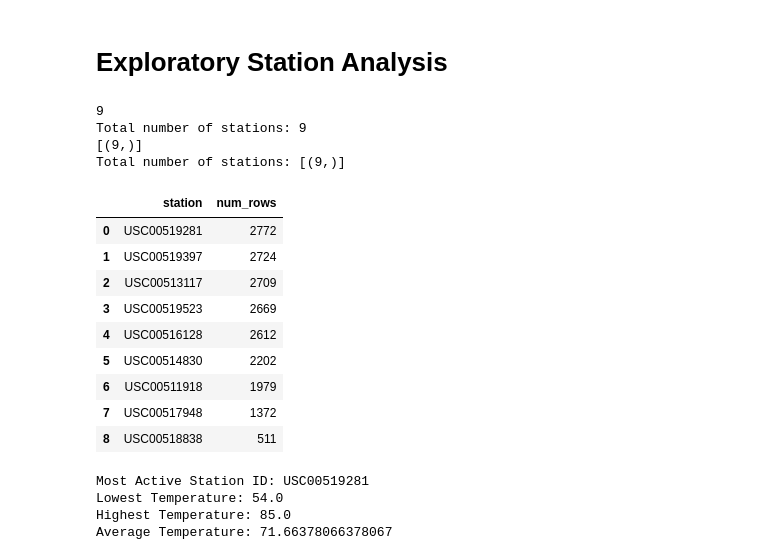
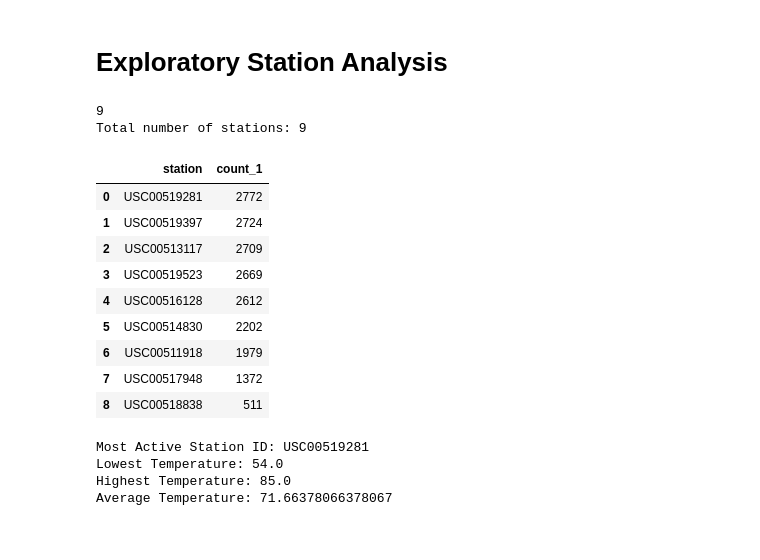
Before and after one commit to Isbelis/sqlalchemy-challenge, a Jupyter notebook: SurfsUp/climate_analysis.ipynb, the cells around one changed output. Saved outputs shown, nothing was run; the diff lists cells and outputs as text; code cells hidden in the pictures.

```diff
--- a/SurfsUp/climate_analysis.ipynb
+++ b/SurfsUp/climate_analysis.ipynb
@@ -36,7 +34,7 @@ Base.classes.keys()
 # %%
 # Save references to each table
-measurement = Base.classes.measurement
-station = Base.classes.station
+Measurement = Base.classes.measurement
+Station = Base.classes.station
 # %%
 # Create our session (link) from Python to the DB
 session= Session(engine)
@@ -95,38 +86,24 @@ date_prcp_df.describe()
 # Exploratory Station Analysis
 # %%
 # Design a query to calculate the total number of stations in the dataset
-total_stations= session.query(func.count(station.station)).scalar()
+total_stations= session.query(func.count(Station.station)).scalar()
 print (total_stations)
 print(f"Total number of stations: {total_stations}")
-
-#OR
-
-total_stations= session.query(func.count(station.station)).all()
-print (total_stations)
-print(f"Total number of stations: {total_stations}")
 # %% [output]
 9
 Total number of stations: 9
-[(9,)]
-Total number of stations: [(9,)]
 # %%
 # Design a query to find the most active stations (i.e. which stations have the most rows?)
 # List the stations and their counts in descending order.
-query =   """
-            SELECT
-            station,
-            count(*) as num_rows
-            FROM measurement
-            GROUP BY station
-            ORDER BY num_rows desc;
-           """
-session.query(measurement.station, func.count(measurement.station)).group_by(measurement.station).order_by(func.count(measurement.station).desc()).all()
+counts = session.query(Measurement.station, func.count(Measurement.station)).\
+ group_by(Measurement.station).\
+ order_by(func.count(Measurement.station).desc())
 
 # Print the stations and their observation counts in descending order
-df = pd.read_sql(text(query), con=engine)
-df
+counts_df = pd.read_sql(counts.statement, session.bind)
+counts_df
 # %% [output]
-|  | station | num_rows |
+|  | station | count_1 |
 | 0 | USC00519281 | 2772 |
 | 1 | USC00519397 | 2724 |
 | 2 | USC00513117 | 2709 |
```
Also changed, not shown: parts of 9 cells of this notebook.
